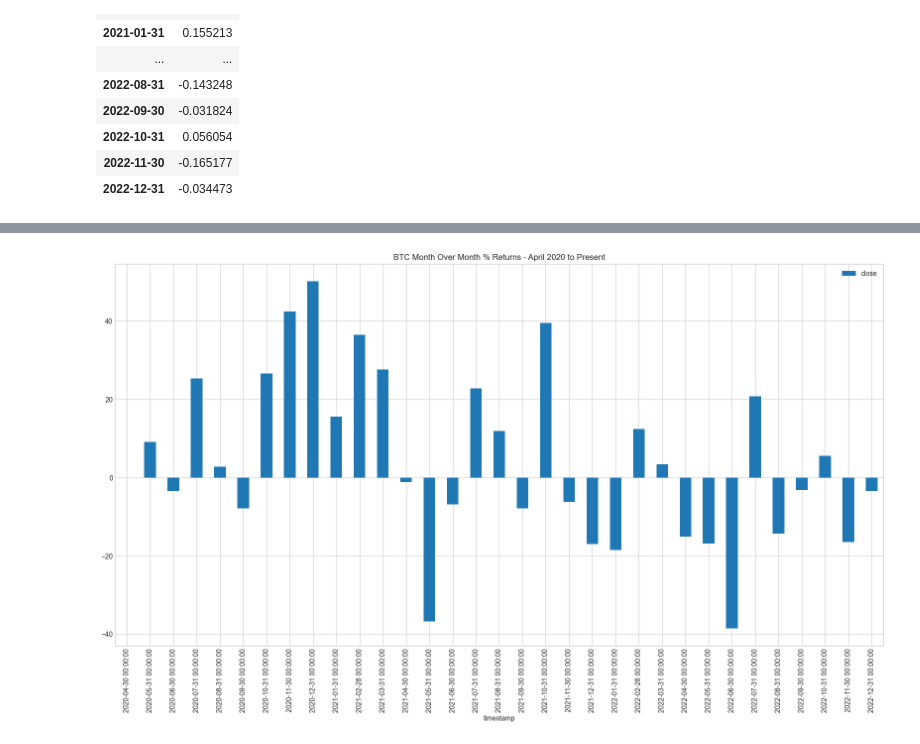
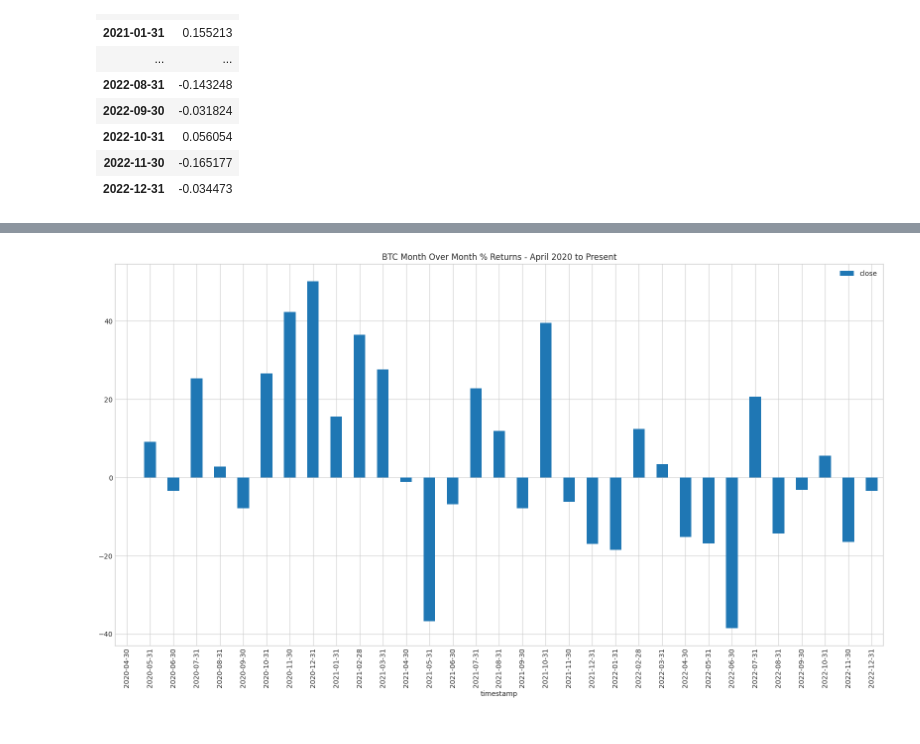
Before and after one commit to jordan-gilmartin/Alpaca-API-Data, a Jupyter notebook: Alpaca-API-Data.ipynb, the cells around one changed output, grey strips where cells are left out. Drawn from its saved outputs; the diff is of its cells as text; code cells hidden in the pictures.

Commit message:
updated tick labels on month over month plot

```diff
--- a/Alpaca-API-Data.ipynb
+++ b/Alpaca-API-Data.ipynb
@@ -930,6 +937,6 @@ btc_monthly
 # %%
 # Resetting index
-btc_reset = btc_monthly.reset_index(drop=True)
+btc_reset = btc_subset.reset_index(drop=True)
 btc_reset
 # %% [output]
 |  | timestamp | close |
@@ -997,0 +1018,4 @@ btc_chg
+# %%
+# Resetting index to change date back to string to prep for plotting
+btc_chg_reset = btc_chg.reset_index()
+btc_chg_reset
@@ -997,0 +1040,4 @@ btc_chg
+# %%
+# Converting timestamp back to string so that datetime format doesn't appear in plot tick labels
+btc_chg_reset['timestamp'] = btc_chg_reset['timestamp'].dt.date
+btc_chg_reset.info()
@@ -997,0 +1054,4 @@ btc_chg
+# %%
+# Setting timestamp back to index for plotting
+btc_set_index = btc_chg_reset.set_index('timestamp')
+btc_set_index
@@ -998,6 +1077,7 @@ btc_chg
 # %%
 # Plot performance in percentage terms and save to Images
-(btc_chg*100).plot(kind='bar', figsize=(20,10), legend=True, title="BTC Month Over Month % Returns - April 2020 to Present");
-plt.savefig("Images/BTCMonthlyPercentReturns.png")
+with plt.style.context('seaborn-whitegrid'):
+    (btc_set_index*100).plot(kind='bar', figsize=(20,10), legend=True, title="BTC Month Over Month % Returns - April 2020 to Present");
+    plt.savefig("Images/BTCMonthlyPercentReturns.png")
 # %% [output]
-[figure, old version]
+[figure, new version]
```
Also changed, not shown: parts of 48 cells of this notebook, 11 other files.
